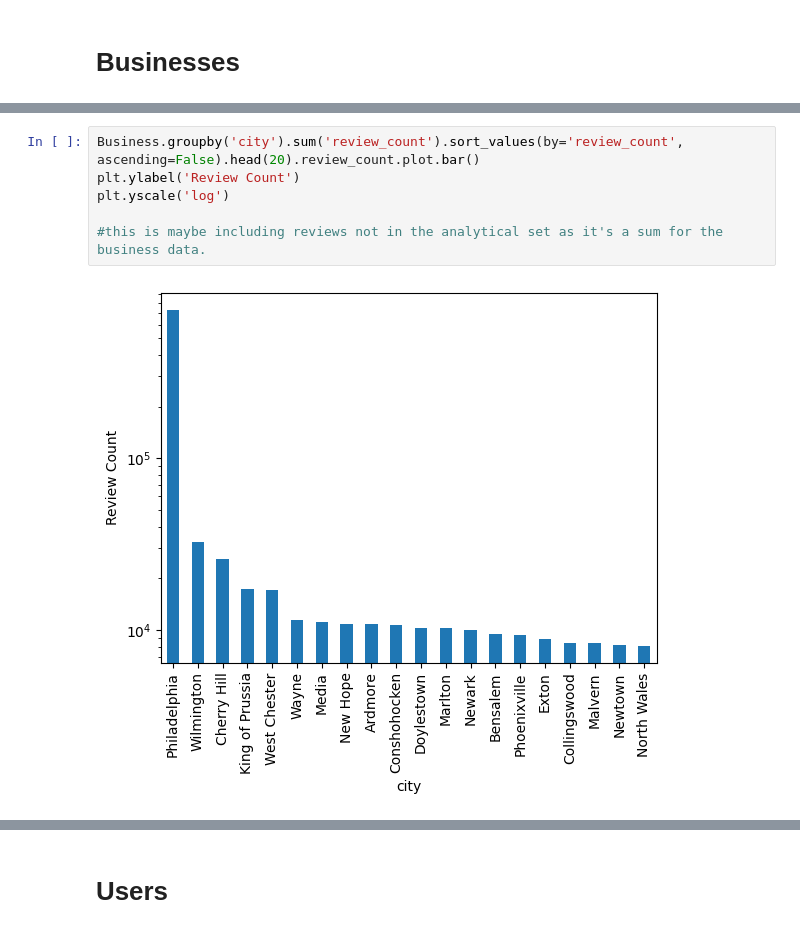
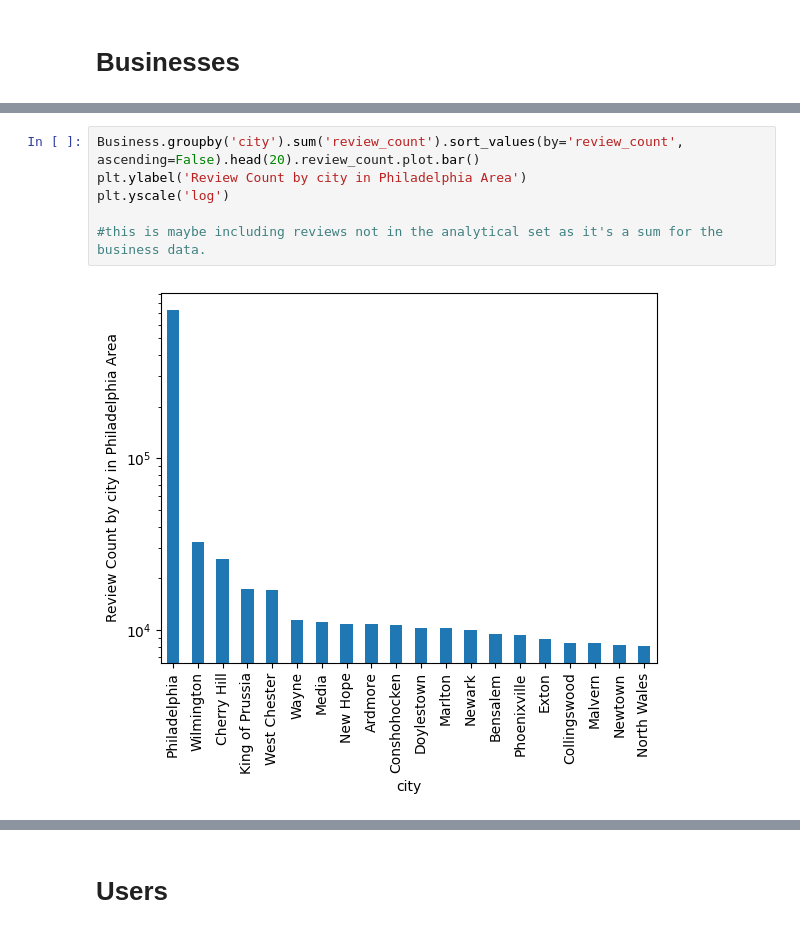
Before and after one commit to bblank70/YELP-EDA, a Jupyter notebook: YelpEDA.ipynb, the cells around one changed output, grey strips where cells are left out. Saved outputs shown, nothing was run; the diff lists cells and outputs as text.

```diff
--- a/YelpEDA.ipynb
+++ b/YelpEDA.ipynb
@@ -41,12 +50,12 @@ m
 [interactive output not drawn]
 # %%
 Business.groupby('city').sum('review_count').sort_values(by='review_count', ascending=False).head(20).review_count.plot.bar()
-plt.ylabel('Review Count')
+plt.ylabel('Review Count by city in Philadelphia Area')
 plt.yscale('log')
 
 #this is maybe including reviews not in the analytical set as it's a sum for the business data.
 # %% [output]
-[figure, old version]
+[figure, new version]
 # %%
 BusinessReviewCount = FoodAndDrink.groupby(['business_id', 'longitude', 'latitude']).size().sort_values(ascending=False)
 BusinessReviewCount.plot.box()
```
Also changed, not shown: parts of 5 cells of this notebook.
